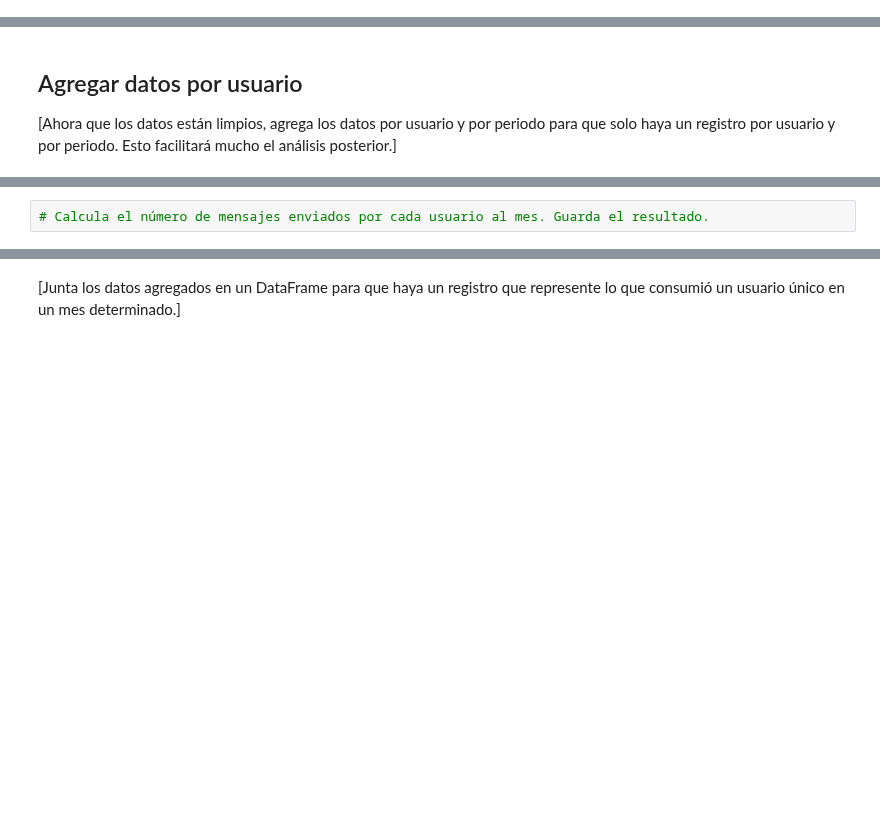
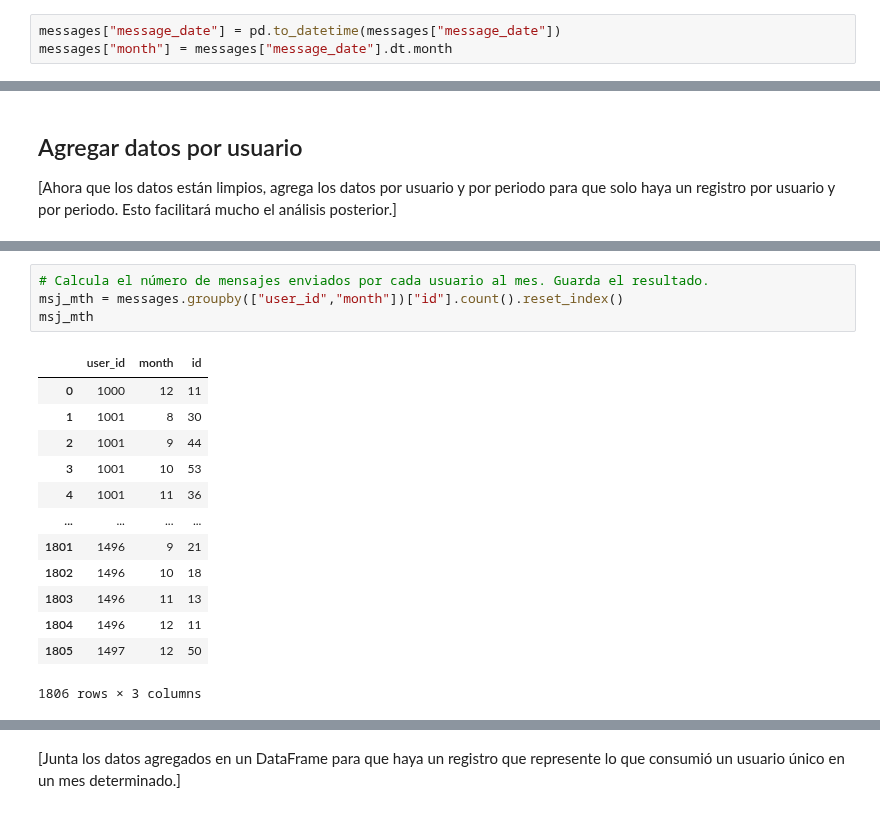
Before and after one commit to hukitan/tripleten, a Jupyter notebook: Proyectos_en_desarrollo/proyecto 5/proyect5.ipynb, the cells around one changed output, grey strips where cells are left out. Cells and saved outputs as stored; diff of their text form; blank space fills up the shorter version.

```diff
--- a/Proyectos_en_desarrollo/proyecto 5/proyect5.ipynb
+++ b/Proyectos_en_desarrollo/proyecto 5/proyect5.ipynb
@@ -263,6 +193,9 @@ messages.sample(10)
 ### Enriquecer los datos
 # %% [markdown]
 [Agrega factores adicionales a los datos si crees que pudieran ser útiles.]
+# %%
+messages["message_date"] = pd.to_datetime(messages["message_date"])
+messages["month"] = messages["message_date"].dt.month
 # %% [markdown]
 ## Internet
 # %%
@@ -357,4 +287,20 @@ Name: id, Length: 481, dtype: int64
 # %%
 # Calcula el número de mensajes enviados por cada usuario al mes. Guarda el resultado.
+msj_mth = messages.groupby(["user_id","month"])["id"].count().reset_index()
+msj_mth
+# %% [output]
+|  | user_id | month | id |
+| 0 | 1000 | 12 | 11 |
+| 1 | 1001 | 8 | 30 |
+| 2 | 1001 | 9 | 44 |
+| 3 | 1001 | 10 | 53 |
+| 4 | 1001 | 11 | 36 |
+| ... | ... | ... | ... |
+| 1801 | 1496 | 9 | 21 |
+| 1802 | 1496 | 10 | 18 |
+| 1803 | 1496 | 11 | 13 |
+| 1804 | 1496 | 12 | 11 |
+| 1805 | 1497 | 12 | 50 |
+1806 rows × 3 columns
 # %%
 # Calcula el volumen del tráfico de Internet usado por cada usuario al mes. Guarda el resultado.
```
Also changed, not shown: parts of 26 cells of this notebook.
